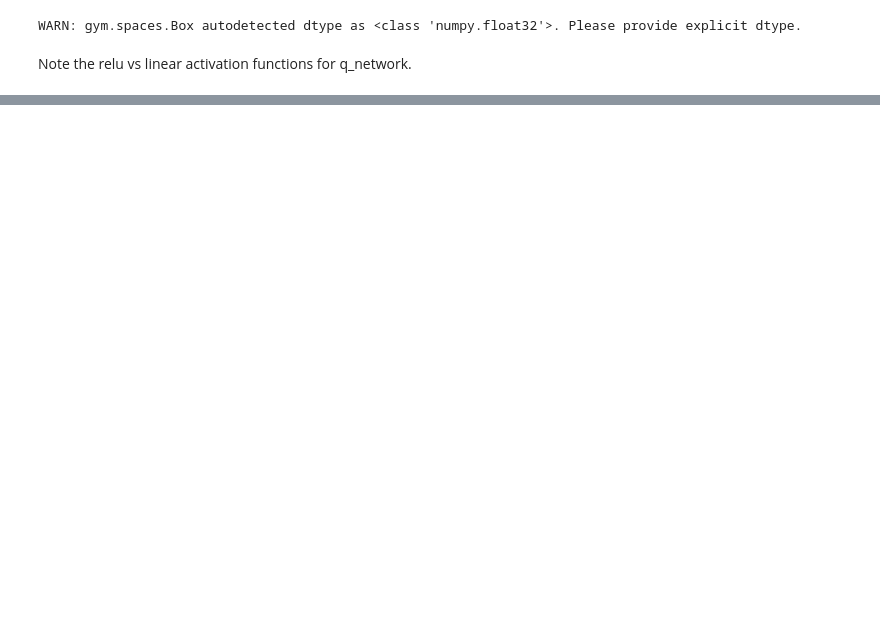
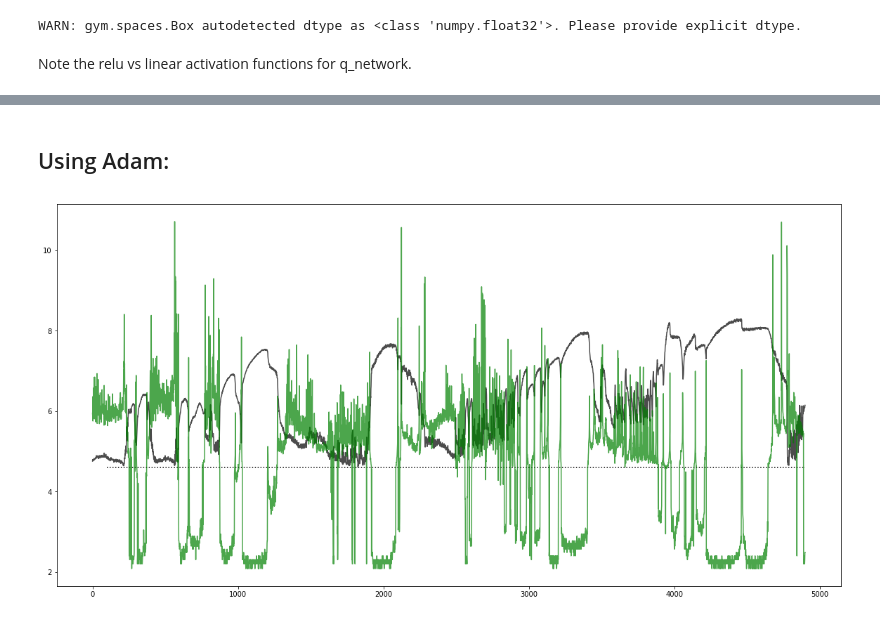
Before and after one commit to liavkoren/ai-ml-rl, a Jupyter notebook: dqn_implementations/mine/Really Simple DQN.ipynb, the cells around one changed output, grey strips where cells are left out. Saved outputs shown, nothing was run; the diff lists cells and outputs as text; code cells hidden in the pictures; blank space fills up the shorter version.

```diff
--- a/dqn_implementations/mine/Really Simple DQN.ipynb
+++ b/dqn_implementations/mine/Really Simple DQN.ipynb
@@ -162,0 +189,12 @@ len(replay_memory)
+# %% [markdown]
+## Using Adam:
+# %%
+cut = 100
+plt.figure(figsize=(20, 10))
+plt.plot(np.log(q_hist[cut:]), color='k', alpha=.7)
+plt.plot(np.log(reward_hist[cut:]), color='g', alpha=.7)
+
+plt.hlines(np.log(100), cut, len(reward_hist)-cut, linestyles='dotted', )
+plt.show()
+# %% [output]
+[figure, added]
```
Also changed, not shown: parts of 24 cells of this notebook, 4 other files.
